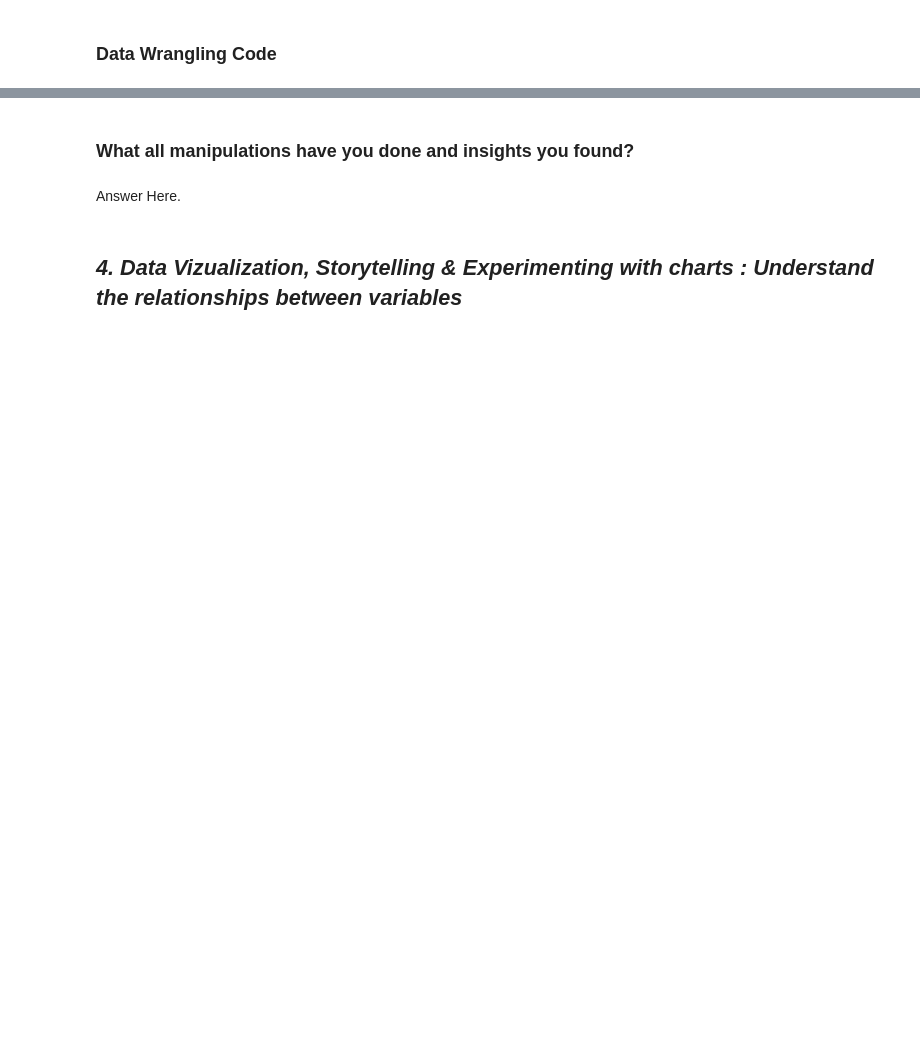
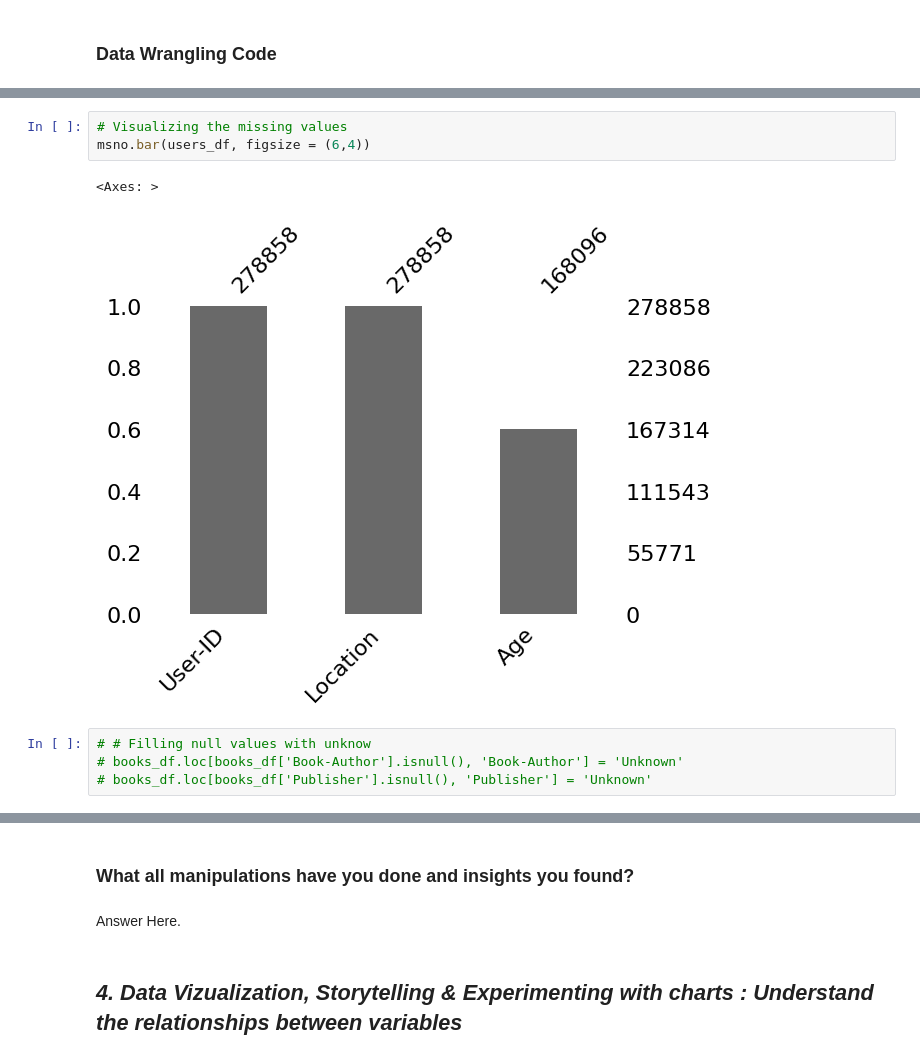
Before and after one commit to theuttammishra/Capstone-Unsupervised, a Jupyter notebook: Book_Recommendation_System.ipynb, the cells around one changed output, grey strips where cells are left out. Drawn from its saved outputs; the diff is of its cells as text; blank space fills up the shorter version.

```diff
--- a/Book_Recommendation_System.ipynb
+++ b/Book_Recommendation_System.ipynb
@@ -216,0 +426,10 @@ Answer Here
+# %%
+# Visualizing the missing values
+msno.bar(users_df, figsize = (6,4))
+# %% [output]
+<Axes: >
+[figure, added]
+# %%
+# # Filling null values with unknow
+# books_df.loc[books_df['Book-Author'].isnull(), 'Book-Author'] = 'Unknown'
+# books_df.loc[books_df['Publisher'].isnull(), 'Publisher'] = 'Unknown'
```
Also changed, not shown: parts of 110 cells of this notebook.
